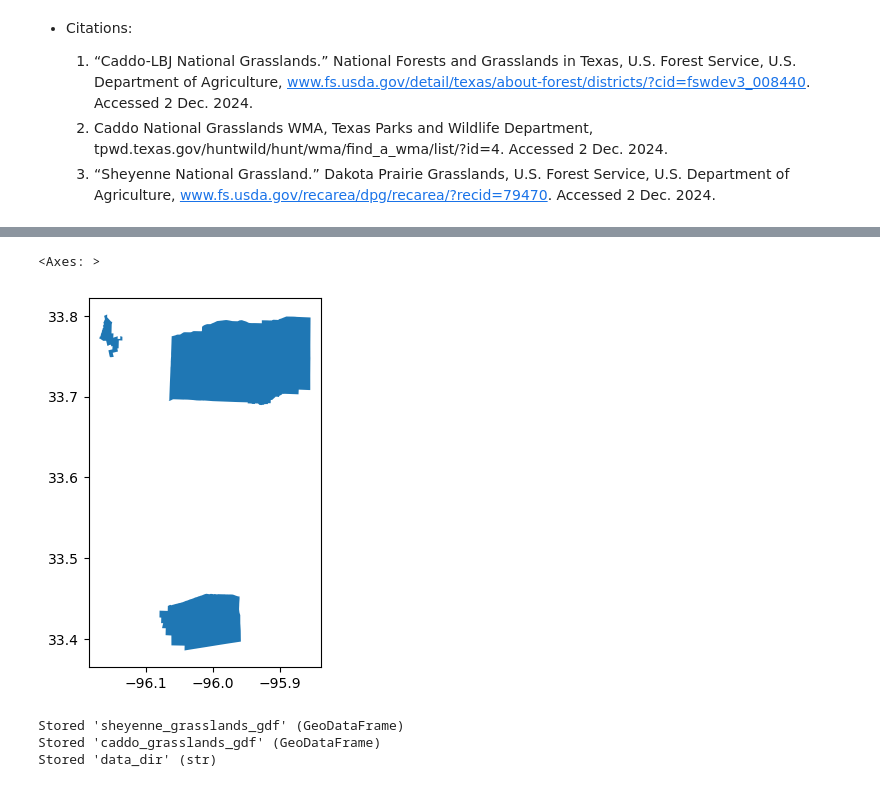
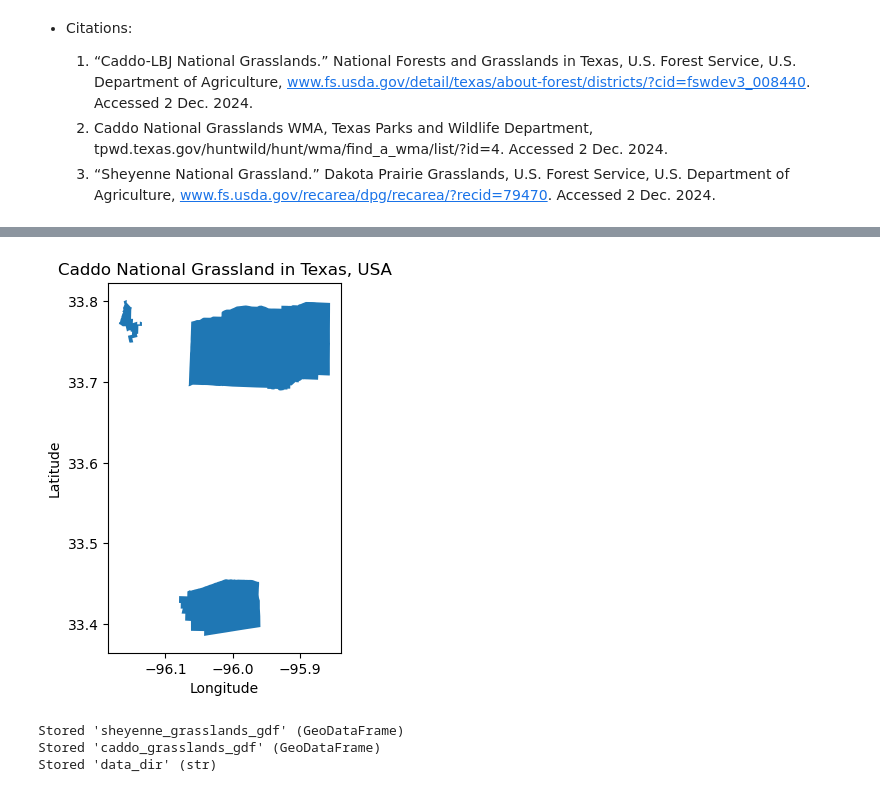
Before and after one commit to hanried/habitat-suitability, a Jupyter notebook: notebooks/00-habitat-suitability-grasslands.ipynb, the cells around one changed output, grey strips where cells are left out. Saved outputs shown, nothing was run; the diff lists cells and outputs as text; code cells hidden in the pictures.

```diff
--- a/notebooks/00-habitat-suitability-grasslands.ipynb
+++ b/notebooks/00-habitat-suitability-grasslands.ipynb
@@ -92,13 +98,16 @@ sheyenne_grasslands_gdf.plot()
 # %%
 # Isolate Caddo National Grasslands from the grasslands_gdf
 caddo_grasslands_gdf = grasslands_gdf[grasslands_gdf['GRASSLANDN']=='Caddo National Grassland']
 display(caddo_grasslands_gdf)
-caddo_grasslands_gdf.plot()
+caddo_grasslands_plot = caddo_grasslands_gdf.plot()
+plt.title('Caddo National Grassland in Texas, USA')
+caddo_grasslands_plot.set_xlabel('Longitude')
+caddo_grasslands_plot.set_ylabel('Latitude')
+plt.show()
 # %% [output]
 |  | OBJECTID | NATIONALGR | GRASSLANDN | GIS_ACRES | SHAPE.AREA | SHAPE.LEN | geometry |
 | 9 | 187254 | 295515010328 | Caddo National Grassland | 68479.549 | 0.02694 | 1.159342 | MULTIPOLYGON (((-95.85493 33.7981... |
-<Axes: >
-[figure, old version]
+[figure, new version]
 # %%
 %store sheyenne_grasslands_gdf caddo_grasslands_gdf data_dir
 # %% [output]
```
Also changed, not shown: parts of 3 cells of this notebook.
